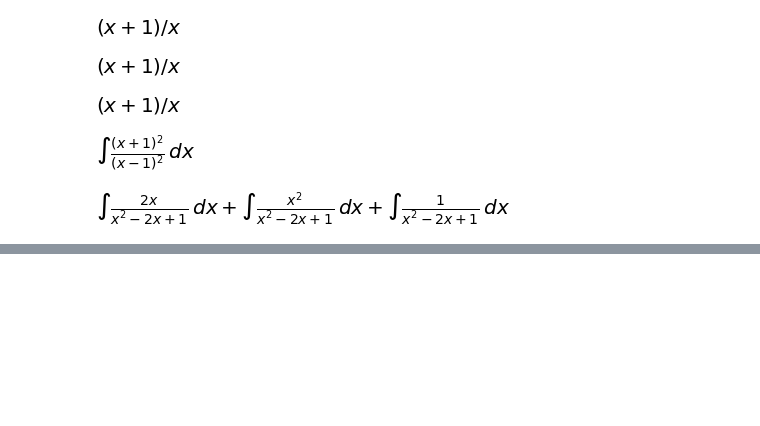
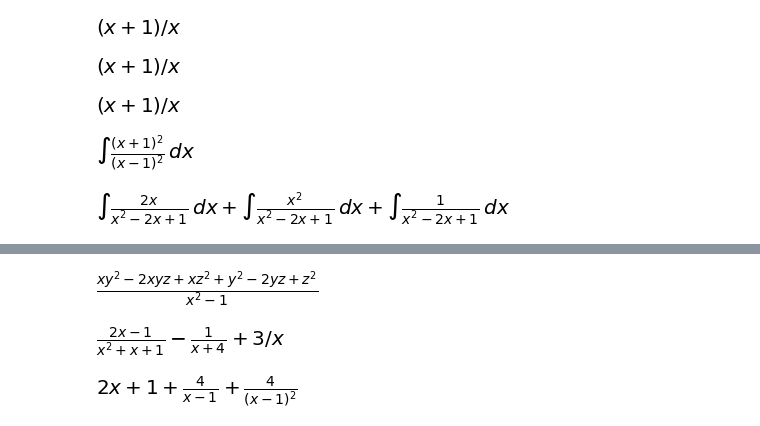
Before and after one commit to rojamogili/Python, a Jupyter notebook: SymPy/simplification_SymPy.ipynb, the cells around one changed output, grey strips where cells are left out. Drawn from its saved outputs; the diff is of its cells as text; code cells hidden in the pictures; blank space fills up the shorter version.

```diff
--- a/SymPy/simplification_SymPy.ipynb
+++ b/SymPy/simplification_SymPy.ipynb
@@ -260,0 +289,12 @@ expand(e)
+# %%
+ex
+# %% [output]
+[figure, added]
+# %%
+apart((4*x**3 + 21*x**2 + 10*x + 12)/(x**4 + 5*x**3 + 5*x**2 + 4*x))
+# %% [output]
+[figure, added]
+# %%
+apart(((x**2+2*x+1)/(x**2-2*x+1)+2*x))
+# %% [output]
+[figure, added]
```
Also changed, not shown: parts of 39 cells of this notebook.
